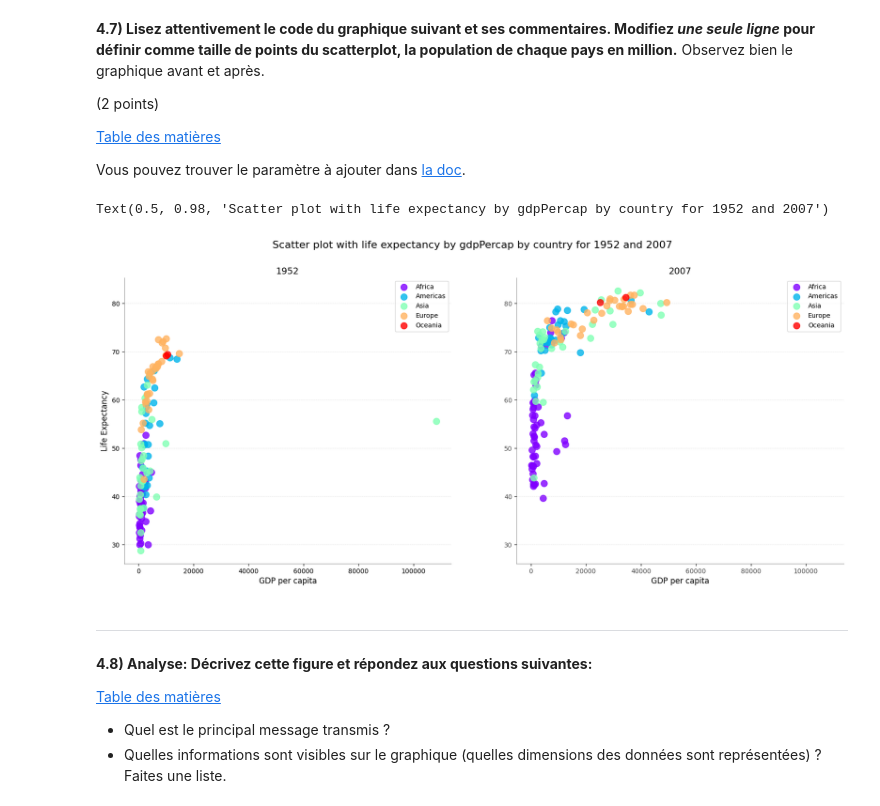
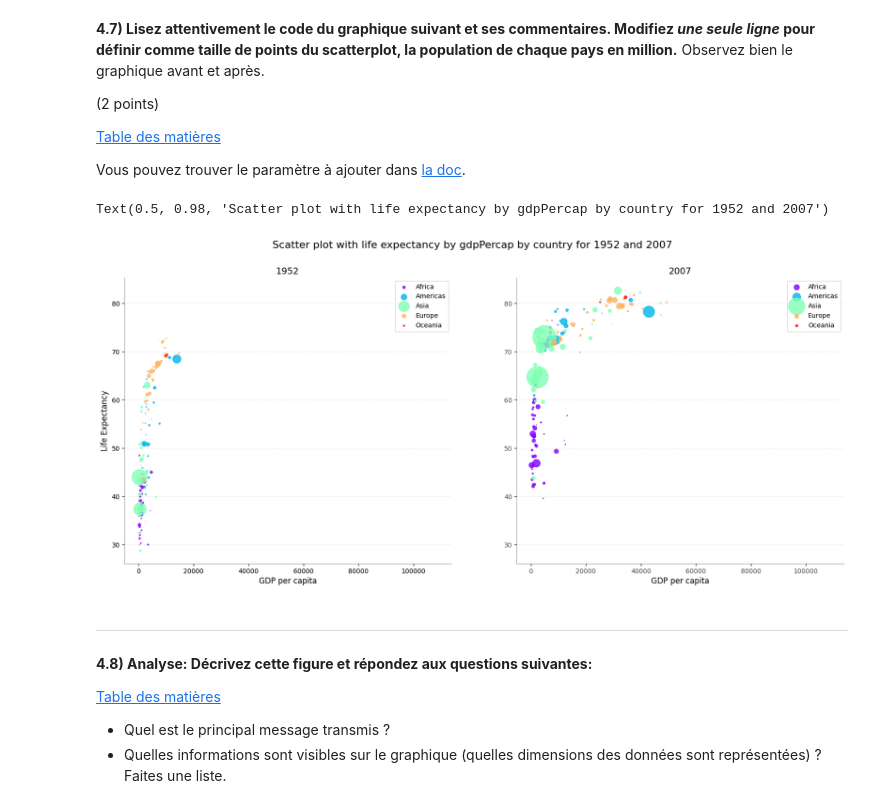
Before and after one commit to R0kkxSynetique/ISD-TP2, a Jupyter notebook: TP2_ISD_SA2025_Fontana_Pelerieau_Tapsoba.ipynb, the cells around one changed output. Drawn from its saved outputs; the diff is of its cells as text; code cells hidden in the pictures.

```diff
--- a/TP2_ISD_SA2025_Fontana_Pelerieau_Tapsoba.ipynb
+++ b/TP2_ISD_SA2025_Fontana_Pelerieau_Tapsoba.ipynb
@@ -719,7 +719,6 @@ cmap = list(plt.get_cmap("rainbow")(np.linspace(0, 1, NCOLORS)))
 
 # Vous pouvez aussi définir les couleurs manuellement
 # cmap = ["black","red","yellow","blue","green"]
-
 
 for i, year in enumerate((1952, 2007)):
     data = df.query('year == @year')
@@ -740,35 +739,35 @@ for i, year in enumerate((1952, 2007)):
                                   y='lifeExp',
                                   color=[cmap[c]],
                                   label=continent,
-                                  s = 100,
+                                  s = df_continent['pop'] / 1000000,
                                   alpha=0.8)
 
     # Plot style
 
     axs[i].set_title(year, fontsize=14)
     axs[i].set_xlabel('GDP per capita', fontsize=12)
     axs[i].grid(axis='y', linestyle='--', alpha=0.4, lw=0.5)
 
 
     # Remove border on the top and right.
     axs[i].spines['top'].set_visible(False)
     axs[i].spines['right'].set_visible(False)
     # Set alpha on remaining borders.
     axs[i].spines['left'].set_alpha(0.4)
     axs[i].spines['bottom'].set_alpha(0.4)
 
     # Only show ticks on the left and bottom spines.
     axs[i].xaxis.set_ticks_position('bottom')
     axs[i].yaxis.set_ticks_position('left')
     # Style of ticks.
     plt.xticks(fontsize=10, alpha=0.7)
     plt.yticks(fontsize=10, alpha=0.7)
 
 axs[0].set_ylabel('Life Expectancy', fontsize=12)
 fig.suptitle('Scatter plot with life expectancy by gdpPercap by country for 1952 and 2007', fontsize=16)
 # %% [output]
 Text(0.5, 0.98, 'Scatter plot with life expectancy by gdpPercap by country for 1952 and 2007')
-[figure, old version]
+[figure, new version]
 # %% [markdown]
 ---
 <a name="Part48"></a>
```
